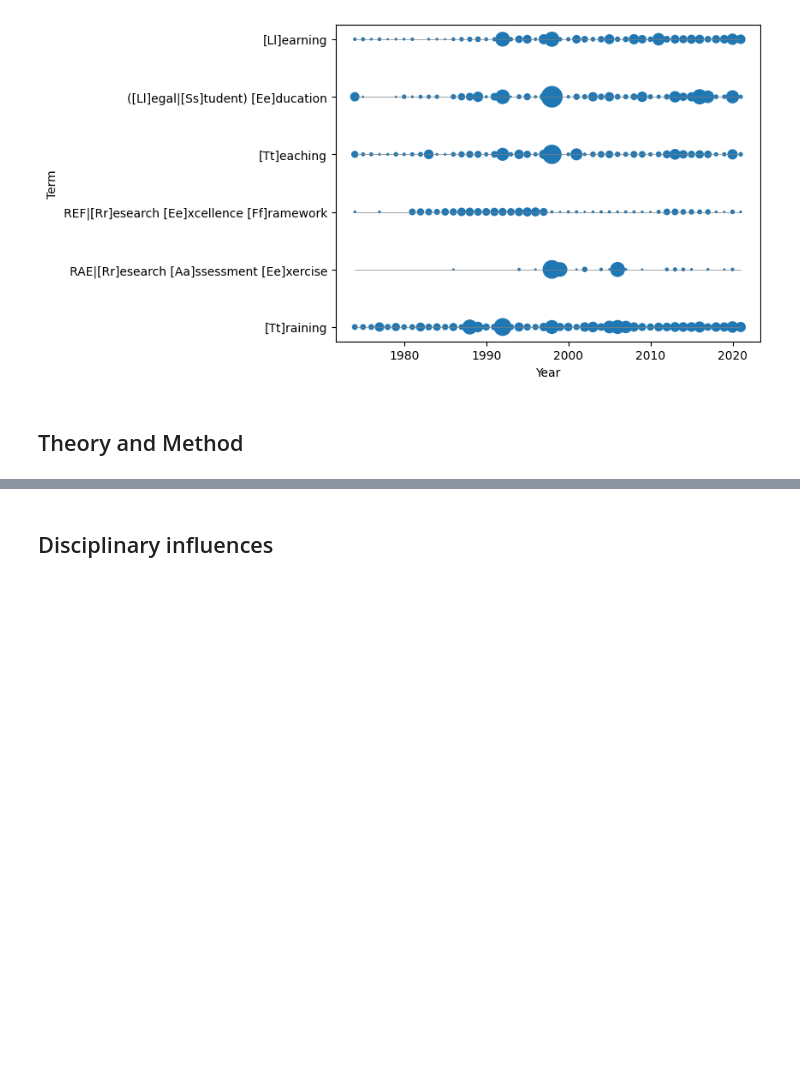
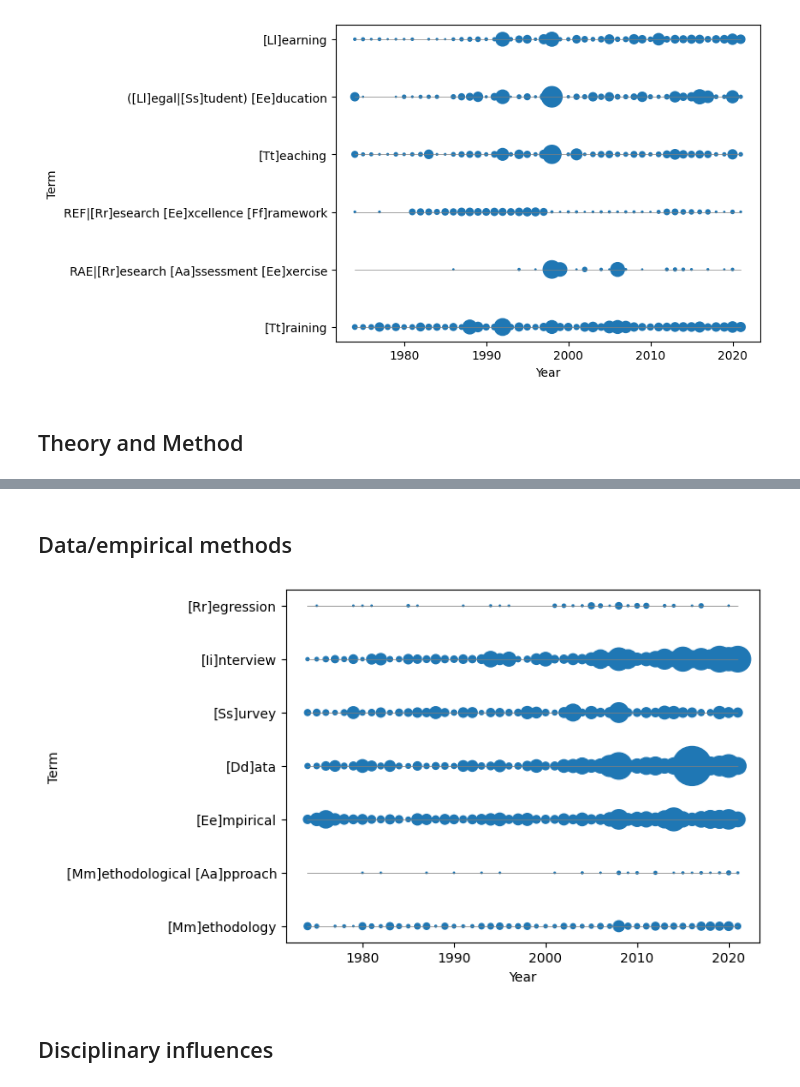
Before and after one commit to cboulanger/jls-bibliometry, a Jupyter notebook: jls-corpus-analyses.ipynb, the cells around one changed output, grey strips where cells are left out. Saved outputs shown, nothing was run; the diff lists cells and outputs as text; code cells hidden in the pictures; blank space fills up the shorter version.

```diff
--- a/jls-corpus-analyses.ipynb
+++ b/jls-corpus-analyses.ipynb
@@ -79,3 +81,10 @@ plot_by_year(data, file="docs/jls-ts-tf-theory-method.png")
+# %% [markdown]
+## Data/empirical methods
+# %%
+data = prepare_data(articles_df, [r'[Mm]ethodology' , r'[Mm]ethodological [Aa]pproach', '[Ee]mpirical', "[Dd]ata", "[Ss]urvey", "[Ii]nterview", "[Rr]egression"])
+plot_by_year(data, file="docs/jls-ts-tf-empirical-methods.png")
+# %% [output]
+[figure, added]
 # %% [markdown]
 ## Disciplinary influences
 # %%
```
Also changed, not shown: parts of 5 cells of this notebook, 11 other files.
